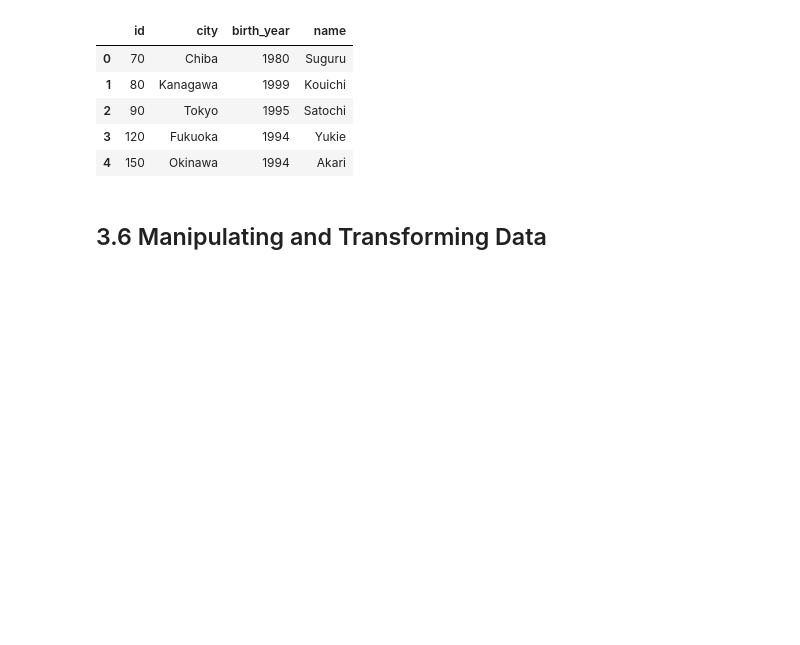
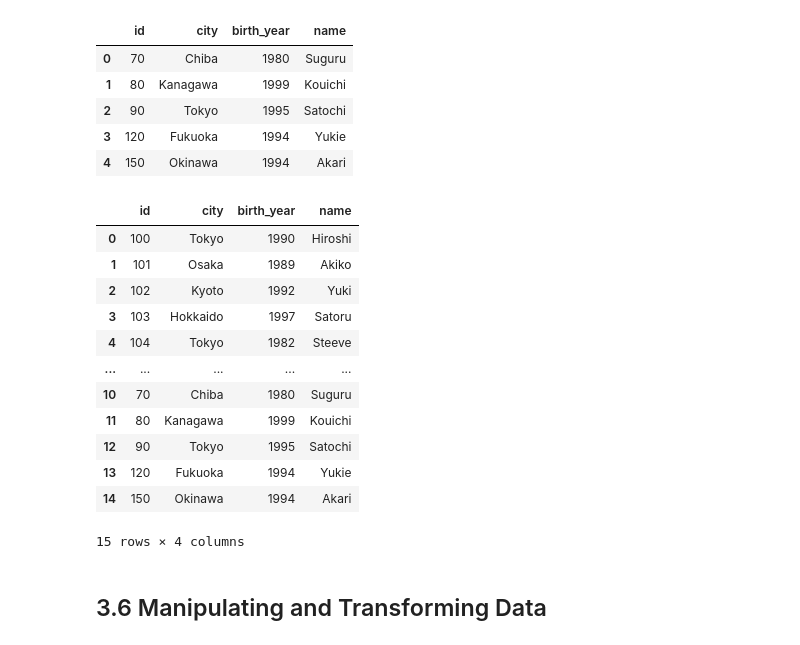
Before and after one commit to AshvinAA/Consumer_Intelligence, a Jupyter notebook: Pandas/Pandas.ipynb, the cells around one changed output. Saved outputs shown, nothing was run; the diff lists cells and outputs as text; code cells hidden in the pictures; blank space fills up the shorter version.

```diff
--- a/Pandas/Pandas.ipynb
+++ b/Pandas/Pandas.ipynb
@@ -1197,6 +1196,21 @@ df6
 | 4 | 150 | Okinawa | 1994 | Akari |
 # %%
 # write me!
+pd.concat([df1, df6], ignore_index=True)
+# %% [output]
+|  | id | city | birth_year | name |
+| 0 | 100 | Tokyo | 1990 | Hiroshi |
+| 1 | 101 | Osaka | 1989 | Akiko |
+| 2 | 102 | Kyoto | 1992 | Yuki |
+| 3 | 103 | Hokkaido | 1997 | Satoru |
+| 4 | 104 | Tokyo | 1982 | Steeve |
+| ... | ... | ... | ... | ... |
+| 10 | 70 | Chiba | 1980 | Suguru |
+| 11 | 80 | Kanagawa | 1999 | Kouichi |
+| 12 | 90 | Tokyo | 1995 | Satochi |
+| 13 | 120 | Fukuoka | 1994 | Yukie |
+| 14 | 150 | Okinawa | 1994 | Akari |
+15 rows × 4 columns
 # %% [markdown]
 ## 3.6 Manipulating and Transforming Data
 # %% [markdown]
```
Also changed, not shown: parts of 25 cells of this notebook, 13 other files.
